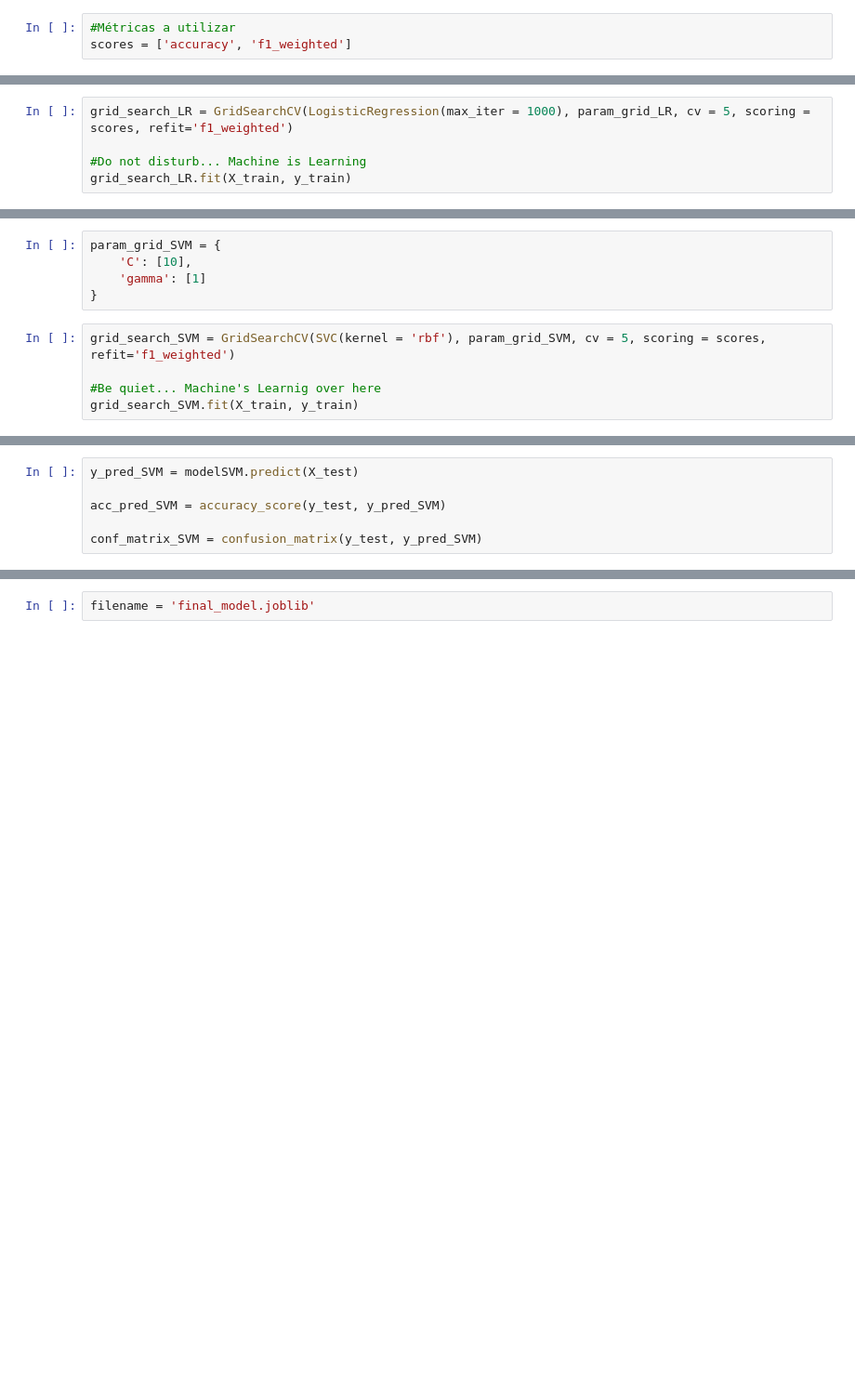
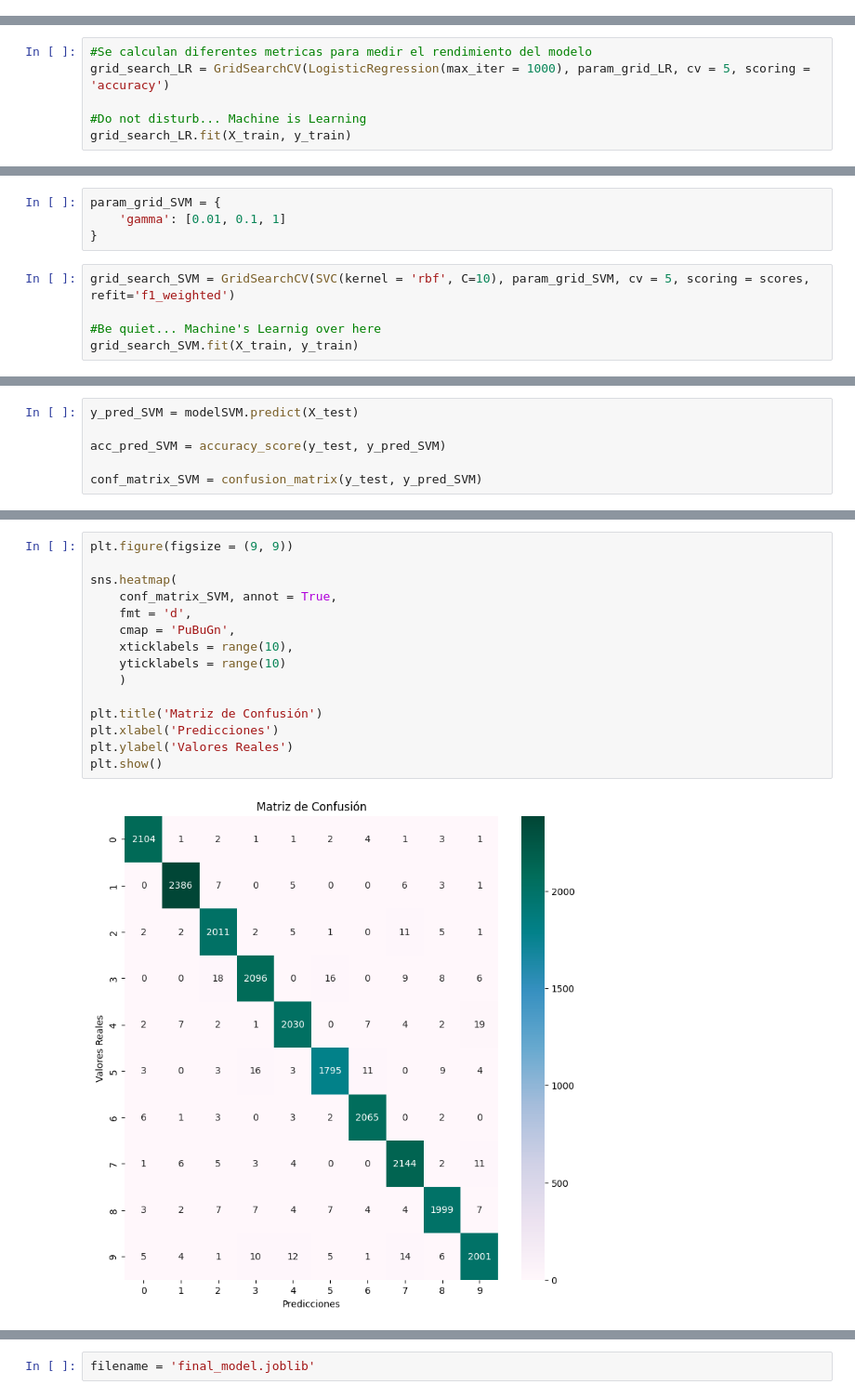
Before and after one commit to Morax19/ML_UCV, a Jupyter notebook: Tarea2/Tarea2_ML_DanielHernandez.ipynb, the cells around one changed output, grey strips where cells are left out. Shown at 93% size. Saved outputs shown, nothing was run; the diff lists cells and outputs as text; blank space fills up the shorter version.

```diff
--- a/Tarea2/Tarea2_ML_DanielHernandez.ipynb
+++ b/Tarea2/Tarea2_ML_DanielHernandez.ipynb
@@ -114,4 +139 @@ Para tener una idea de como se comporta el modelo frente a datos desconocidos, h
-# %%
-#Métricas a utilizar
-scores = ['accuracy', 'f1_weighted']
 # %% [markdown]
@@ -119,5 +141,6 @@ Se hace uso de GridSearchCV para estimación de parámetros y calculo de scores
 # %%
-grid_search_LR = GridSearchCV(LogisticRegression(max_iter = 1000), param_grid_LR, cv = 5, scoring = scores, refit='f1_weighted')
+#Se calculan diferentes metricas para medir el rendimiento del modelo
+grid_search_LR = GridSearchCV(LogisticRegression(max_iter = 1000), param_grid_LR, cv = 5, scoring = 'accuracy')
 
 #Do not disturb... Machine is Learning
 grid_search_LR.fit(X_train, y_train)
@@ -343,11 +375,10 @@ param_grid_SVM = {
 }
 # %%
 param_grid_SVM = {
-    'C': [10],
-    'gamma': [1]
+    'gamma': [0.01, 0.1, 1]
 }
 # %%
-grid_search_SVM = GridSearchCV(SVC(kernel = 'rbf'), param_grid_SVM, cv = 5, scoring = scores, refit='f1_weighted')
+grid_search_SVM = GridSearchCV(SVC(kernel = 'rbf', C=10), param_grid_SVM, cv = 5, scoring = scores, refit='f1_weighted')
 
 #Be quiet... Machine's Learnig over here
 grid_search_SVM.fit(X_train, y_train)
@@ -370,0 +416,17 @@ conf_matrix_SVM = confusion_matrix(y_test, y_pred_SVM)
+# %%
+plt.figure(figsize = (9, 9))
+
+sns.heatmap(
+    conf_matrix_SVM, annot = True,
+    fmt = 'd',
+    cmap = 'PuBuGn',
+    xticklabels = range(10),
+    yticklabels = range(10)
+    )
+
+plt.title('Matriz de Confusión')
+plt.xlabel('Predicciones')
+plt.ylabel('Valores Reales')
+plt.show()
+# %% [output]
+[figure, added]
```
Also changed, not shown: parts of 62 cells of this notebook.
